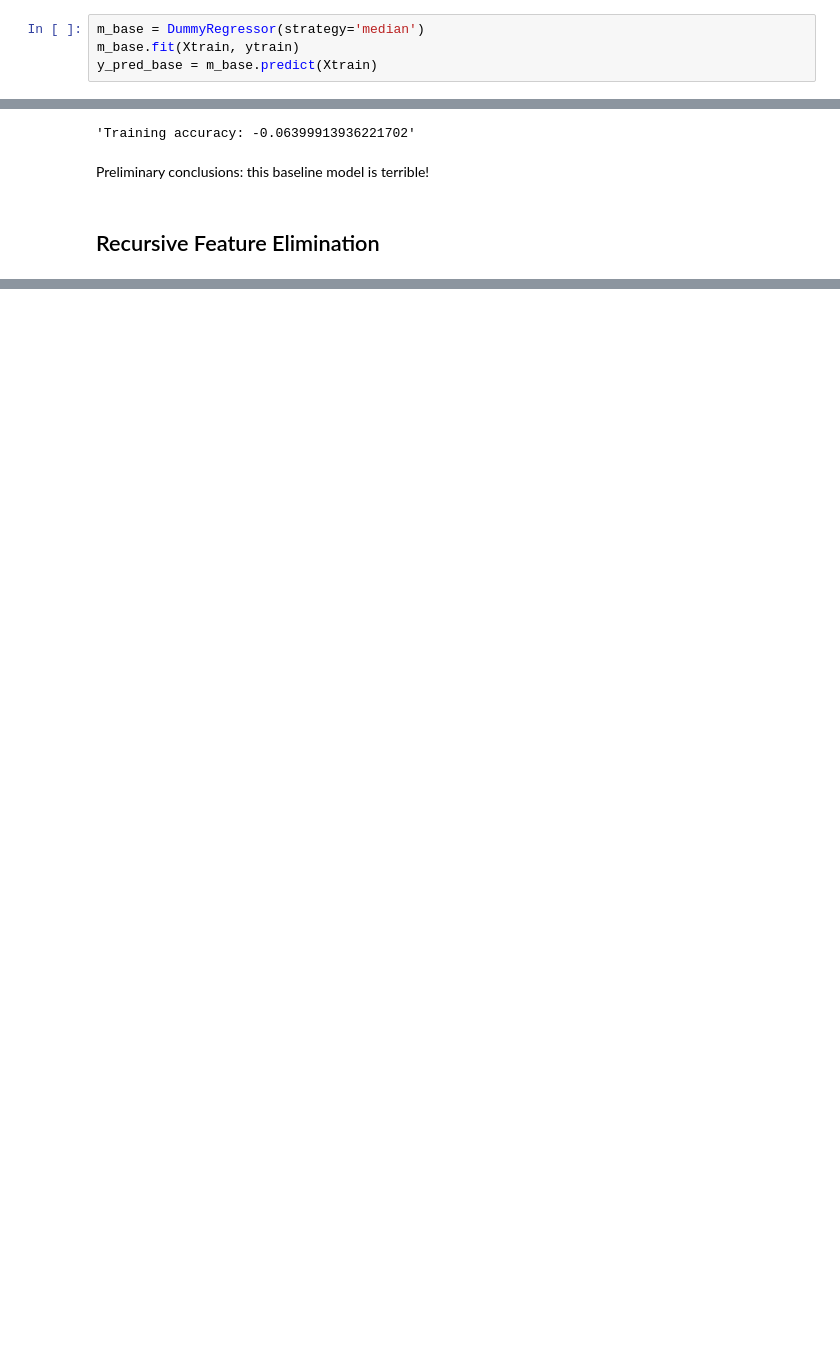
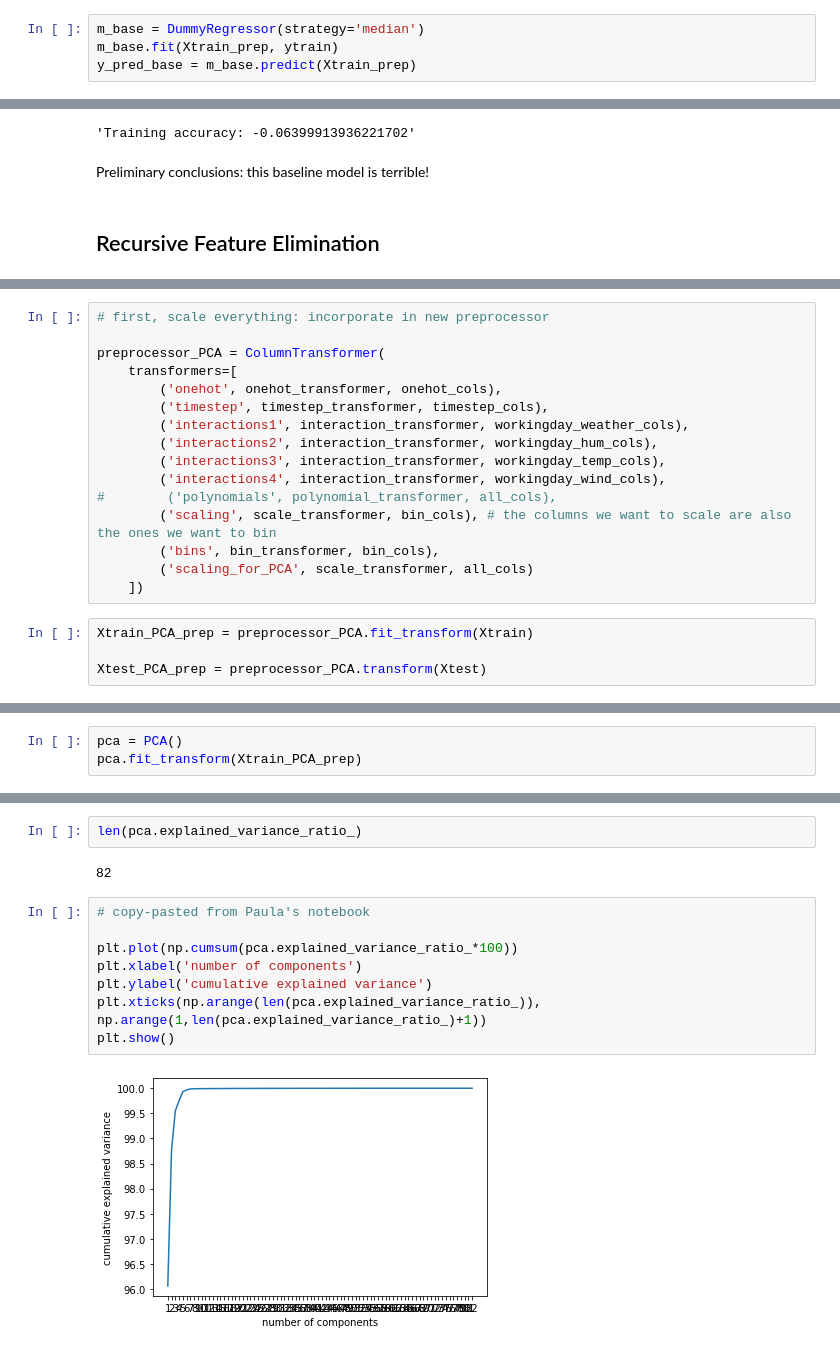
Before and after one commit to Basmatz/Spiced-bootcamp, a Jupyter notebook: Week_3/Bike_Project/Bike_Final_Project.ipynb, the cells around one changed output, grey strips where cells are left out. Saved outputs shown, nothing was run; the diff lists cells and outputs as text; blank space fills up the shorter version.

```diff
--- a/Week_3/Bike_Project/Bike_Final_Project.ipynb
+++ b/Week_3/Bike_Project/Bike_Final_Project.ipynb
@@ -980,5 +978,5 @@ I need a baseline model for two reasons:
 # %%
 m_base = DummyRegressor(strategy='median')
-m_base.fit(Xtrain, ytrain)
-y_pred_base = m_base.predict(Xtrain)
+m_base.fit(Xtrain_prep, ytrain)
+y_pred_base = m_base.predict(Xtrain_prep)
 # %%
@@ -1006,0 +1062,20 @@ TypeError: __init__() got an unexpected keyword argument 'kernel'
+# %%
+# first, scale everything: incorporate in new preprocessor
+
+preprocessor_PCA = ColumnTransformer(
+    transformers=[
+        ('onehot', onehot_transformer, onehot_cols),
+        ('timestep', timestep_transformer, timestep_cols),
+        ('interactions1', interaction_transformer, workingday_weather_cols),
+        ('interactions2', interaction_transformer, workingday_hum_cols),
+        ('interactions3', interaction_transformer, workingday_temp_cols),
+        ('interactions4', interaction_transformer, workingday_wind_cols),
+#        ('polynomials', polynomial_transformer, all_cols),
+        ('scaling', scale_transformer, bin_cols), # the columns we want to scale are also the ones we want to bin
+        ('bins', bin_transformer, bin_cols),
+        ('scaling_for_PCA', scale_transformer, all_cols)
+    ])
+# %%
+Xtrain_PCA_prep = preprocessor_PCA.fit_transform(Xtrain)
+
+Xtest_PCA_prep = preprocessor_PCA.transform(Xtest)
@@ -1006,0 +1086,3 @@ TypeError: __init__() got an unexpected keyword argument 'kernel'
+# %%
+pca = PCA()
+pca.fit_transform(Xtrain_PCA_prep)
@@ -1006,0 +1123,14 @@ TypeError: __init__() got an unexpected keyword argument 'kernel'
+# %%
+len(pca.explained_variance_ratio_)
+# %% [output]
+82
+# %%
+# copy-pasted from Paula's notebook
+
+plt.plot(np.cumsum(pca.explained_variance_ratio_*100))
+plt.xlabel('number of components')
+plt.ylabel('cumulative explained variance')
+plt.xticks(np.arange(len(pca.explained_variance_ratio_)), np.arange(1,len(pca.explained_variance_ratio_)+1))
+plt.show()
+# %% [output]
+[figure, added]
```
Also changed, not shown: parts of 25 cells of this notebook.
